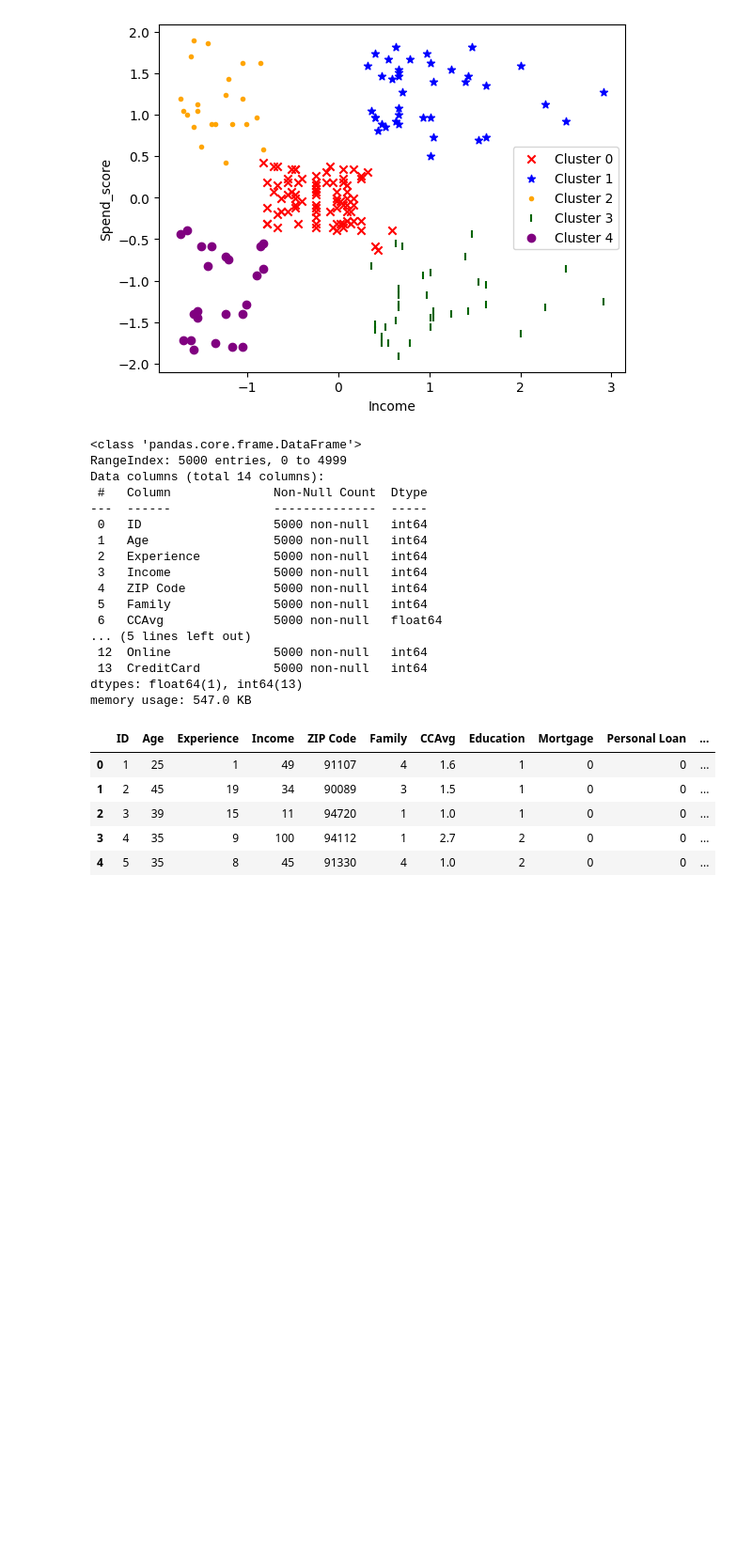
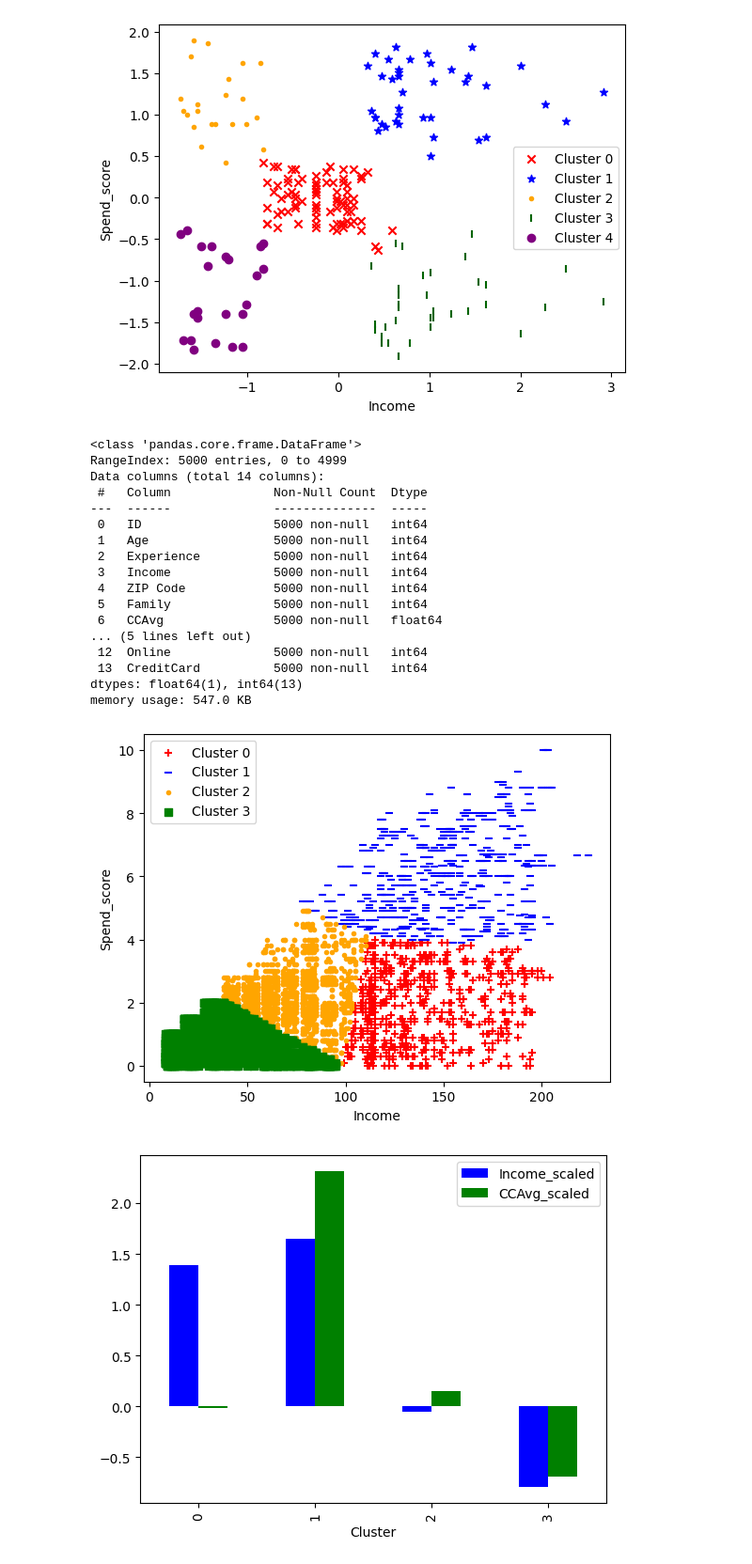
Before and after one commit to johnson80245/python, a Jupyter notebook: DS for Marketing Analytics/DS Marketing Analytics Ch3.ipynb, the cells around one changed output. Shown at 94% size. Cells and saved outputs as stored; diff of their text form; code cells hidden in the pictures; blank space fills up the shorter version.

```diff
--- a/DS for Marketing Analytics/DS Marketing Analytics Ch3.ipynb
+++ b/DS for Marketing Analytics/DS Marketing Analytics Ch3.ipynb
@@ -155,37 +155,73 @@ plt.show()
 #Load in the dataset
 loans = pd.read_csv('https://raw.githubusercontent.com/johnson80245/python/refs/heads/main/csvs/DS%20for%20marketing%20analytics%20data/Chapter03/Datasets/Bank_Personal_Loan_Modelling-1.csv')
 #Check Dtypes and missing values
 loans.info()
 #Understanding basic stats
 loans.describe(include = 'all').T
 
 #Columns to be scaled
 loans['Income_scaled'] = scaler.fit_transform(loans[['Income']])
 loans['CCAvg_scaled'] = scaler.fit_transform(loans[['CCAvg']])
 
+loans.head()
 
-loans.head()
+
+#Fit the model on the data fo cluster cols
+
+
+model = KMeans(n_clusters=4, random_state=42)
+
+clus_cols = ['Income_scaled', 'CCAvg_scaled']
+model.fit(loans[clus_cols])
+
+loans['Cluster'] = model.predict(loans[clus_cols])
+
+
+
+#Visualize the cluster groups
+markers = ['+', '_', '.',',']
+colors = ['red', 'blue', 'orange','green']
+
+for clust in range(4):
+    temp = loans[loans.Cluster == clust]
+    plt.scatter(
+        temp.Income,
+        temp.CCAvg,
+        marker=markers[clust],
+        color=colors[clust],
+        label='Cluster ' + str(clust)
+    )
+
+plt.xlabel('Income')
+plt.ylabel('Spend_score')
+plt.legend()
+plt.show()
+
+
+loans.groupby('Cluster')[['Income', 'CCAvg']].mean()
+
+
+loans.groupby('Cluster')[['Income_scaled', 'CCAvg_scaled']]\
+                        .mean().plot\
+                        .bar(color=['blue','green'])
+plt.show()
 # %% [output]
 <class 'pandas.core.frame.DataFrame'>
 RangeIndex: 5000 entries, 0 to 4999
 Data columns (total 14 columns):
  #   Column              Non-Null Count  Dtype
 ---  ------              --------------  -----
  0   ID                  5000 non-null   int64
  1   Age                 5000 non-null   int64
  2   Experience          5000 non-null   int64
  3   Income              5000 non-null   int64
  4   ZIP Code            5000 non-null   int64
  5   Family              5000 non-null   int64
  6   CCAvg               5000 non-null   float64
 ... (5 lines left out)
  12  Online              5000 non-null   int64
  13  CreditCard          5000 non-null   int64
 dtypes: float64(1), int64(13)
 memory usage: 547.0 KB
-|  | ID | Age | Experience | Income | ZIP Code | Family | CCAvg | Education | Mortgage | Personal Loan | ... |
-| 0 | 1 | 25 | 1 | 49 | 91107 | 4 | 1.6 | 1 | 0 | 0 | ... |
-| 1 | 2 | 45 | 19 | 34 | 90089 | 3 | 1.5 | 1 | 0 | 0 | ... |
-| 2 | 3 | 39 | 15 | 11 | 94720 | 1 | 1.0 | 1 | 0 | 0 | ... |
-| 3 | 4 | 35 | 9 | 100 | 94112 | 1 | 2.7 | 2 | 0 | 0 | ... |
-| 4 | 5 | 35 | 8 | 45 | 91330 | 4 | 1.0 | 2 | 0 | 0 | ... |
+[figure, added]
+[figure, added]
```
Also changed, not shown: parts of 2 cells of this notebook.
